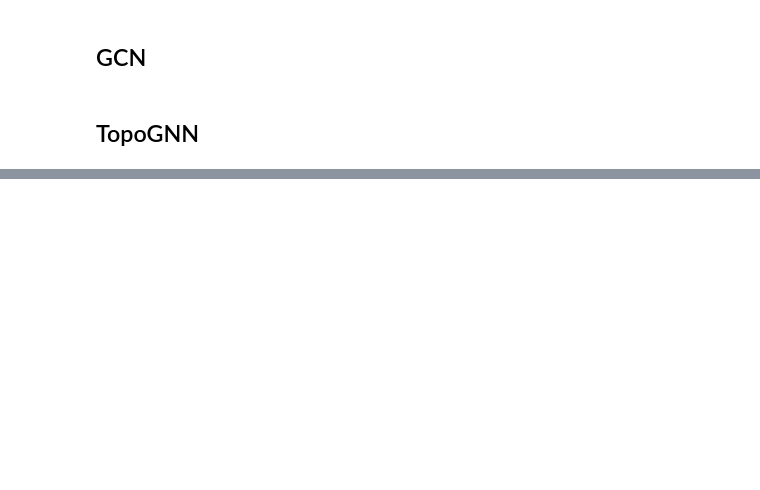
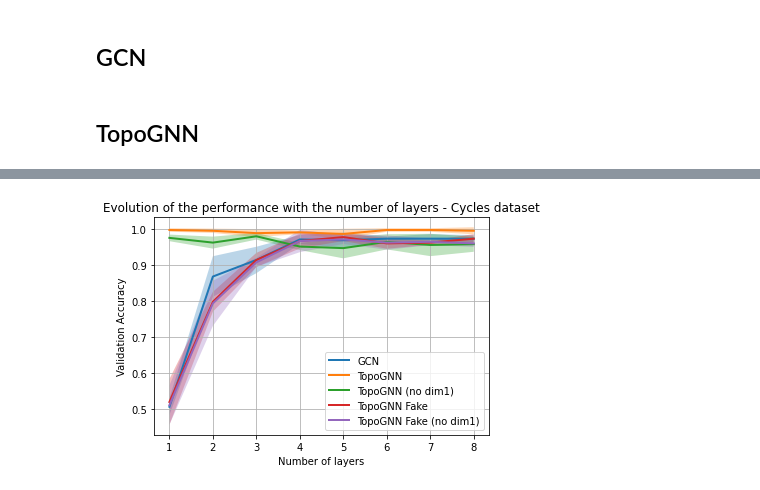
Before and after one commit to BorgwardtLab/TOGL, a Jupyter notebook: notebooks/Synthetic_plots.ipynb, the cells around one changed output, grey strips where cells are left out. Cells and saved outputs as stored; diff of their text form; code cells hidden in the pictures; blank space fills up the shorter version.

```diff
--- a/notebooks/Synthetic_plots.ipynb
+++ b/notebooks/Synthetic_plots.ipynb
@@ -70,3 +143,12 @@ plot_routine(y_label, dataset, linewidth)
+# %%
+y_label = "val_acc"
+linewidth = 2
+dataset = "Cycles"
+min_cycle = 4
+
+plot_routine(y_label, dataset, linewidth, min_cycle)
+# %% [output]
+[figure, added]
 # %%
 y_label = "val_acc"
 linewidth = 2
```
Also changed, not shown: parts of 16 cells of this notebook, 6 other files.
